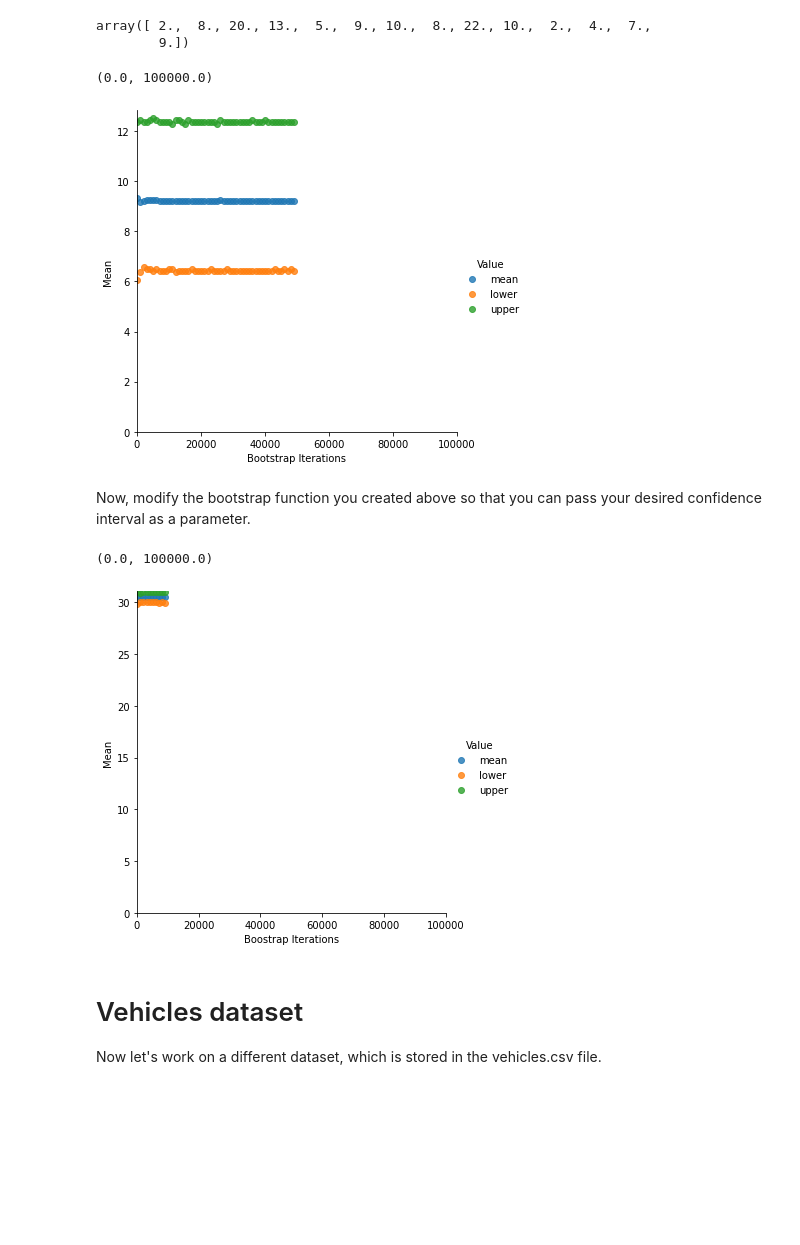
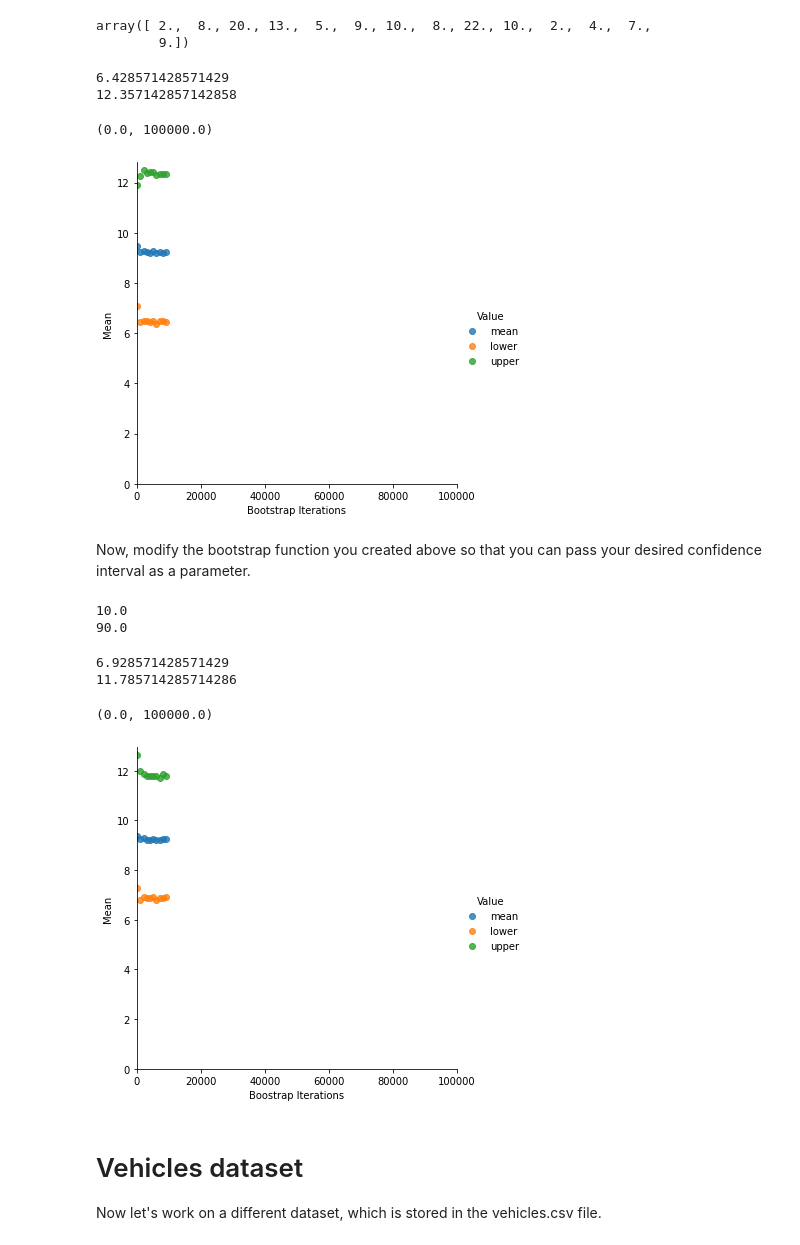
Before and after one commit to PreethamThinagaraj/CE888, a Jupyter notebook: Lab_2/bootstrap.ipynb, the cells around one changed output. Drawn from its saved outputs; the diff is of its cells as text; code cells hidden in the pictures; blank space fills up the shorter version.

```diff
--- a/Lab_2/bootstrap.ipynb
+++ b/Lab_2/bootstrap.ipynb
@@ -38,21 +38,24 @@ def bootstrap_mean(x, sample_size, n_bootstraps):
 # %%
 # Call your bootstrap function and plot the results
 
 boots = []
-for i in range(100, 50000, 1000):
+for i in range(100, 10000, 1000):
     boot = bootstrap_mean(data, data.shape[0], i)
     boots.append([i, boot[0], "mean"])
     boots.append([i, boot[1], "lower"])
     boots.append([i, boot[2], "upper"])
-
+print(boot[1])
+print(boot[2])
 df_boot = pd.DataFrame(boots, columns=['Bootstrap Iterations', 'Mean', "Value"])
 sns_plot = sns.lmplot(df_boot.columns[0], df_boot.columns[1], data=df_boot, fit_reg=False, hue="Value")
 
 sns_plot.axes[0, 0].set_ylim(0,)
 sns_plot.axes[0, 0].set_xlim(0, 100000)
 # %% [output]
-(0.0, 100000.0)
+6.428571428571429
+12.357142857142858
+(0.0, 100000.0)
-[figure, old version]
+[figure, new version]
 # %% [markdown]
 
 Now, modify the bootstrap function you created above so that you can pass your desired confidence interval as a parameter.
@@ -70,15 +73,25 @@ def bootstrap_mean_ci(sample, sample_size, n_bootstraps, ci):
   lower=np.percentile(Arrays_mean, lb)
   upper=np.percentile(Arrays_mean, ub)
   return data_mean, lower, upper
+# %%
+ci=80
+alpha=ci/100
+lb=round(((1.0-alpha)/2.0) * 100,2)
+ub=round((alpha+((1.0-alpha)/2.0)) * 100,2)
+print(lb)
+print(ub)
+# %% [output]
+10.0
+90.0
 # %%
 boots = []
 for i in range(100, 10000, 1000):
-    boot = bootstrap_mean_ci(data, data.shape[0], i, 80)
+    boot = bootstrap_mean_ci(data, data.shape[0], i, 90)
     boots.append([i, boot[0], "mean"])
     boots.append([i, boot[1], "lower"])
     boots.append([i, boot[2], "upper"])
-#print(boot[1])
-#print(boot[2])
+print(boot[1])
+print(boot[2])
 df_boot = pd.DataFrame(boots, columns=['Boostrap Iterations', 'Mean', "Value"])
 sns_plot = sns.lmplot(df_boot.columns[0], df_boot.columns[1], data=df_boot, fit_reg=False, hue="Value")
 
@@ -87,8 +100,10 @@ sns_plot.axes[0, 0].set_xlim(0, 100000)
 
 #sns_plot.savefig("bootstrap_confidence_80.pdf", bbox_inches='tight')
 # %% [output]
-(0.0, 100000.0)
+6.928571428571429
+11.785714285714286
+(0.0, 100000.0)
-[figure, old version]
+[figure, new version]
 # %% [markdown]
 # Vehicles dataset
 
```
Also changed, not shown: parts of 11 cells of this notebook.
